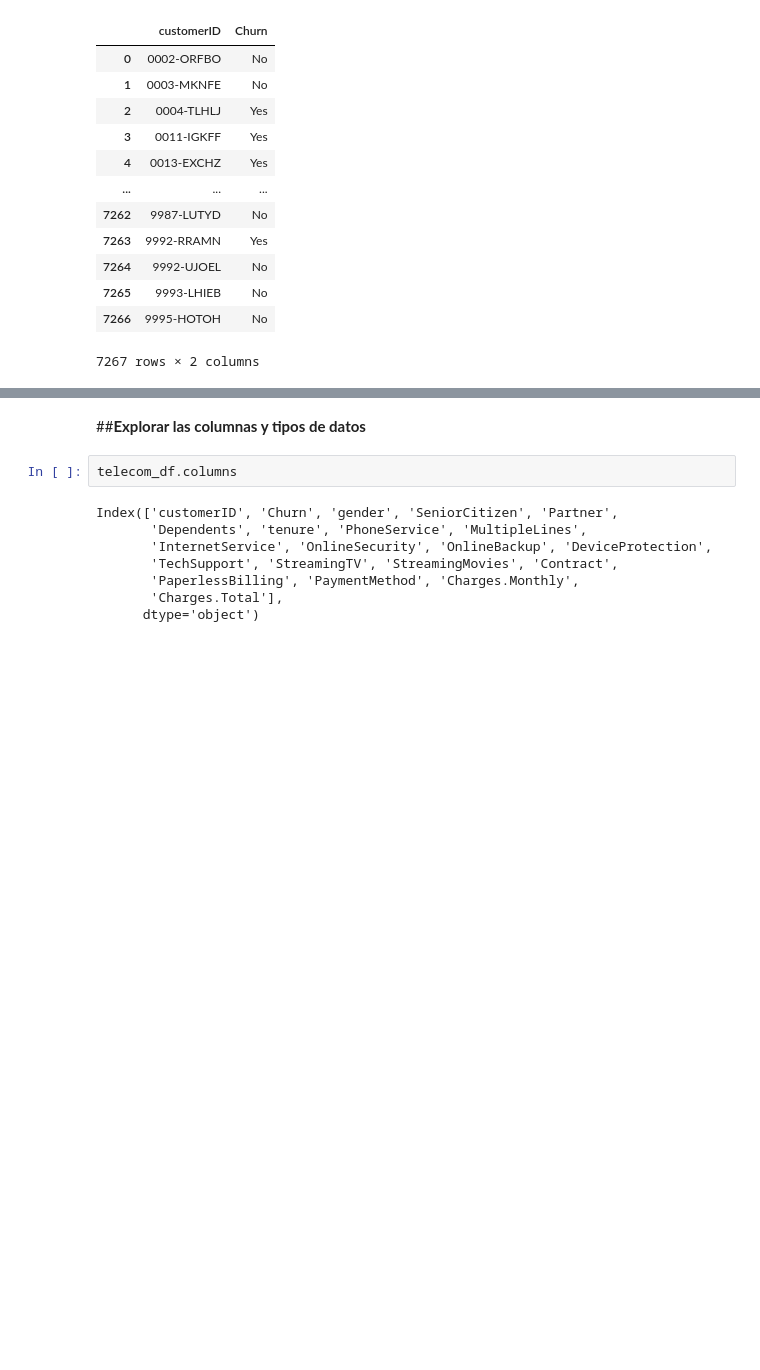
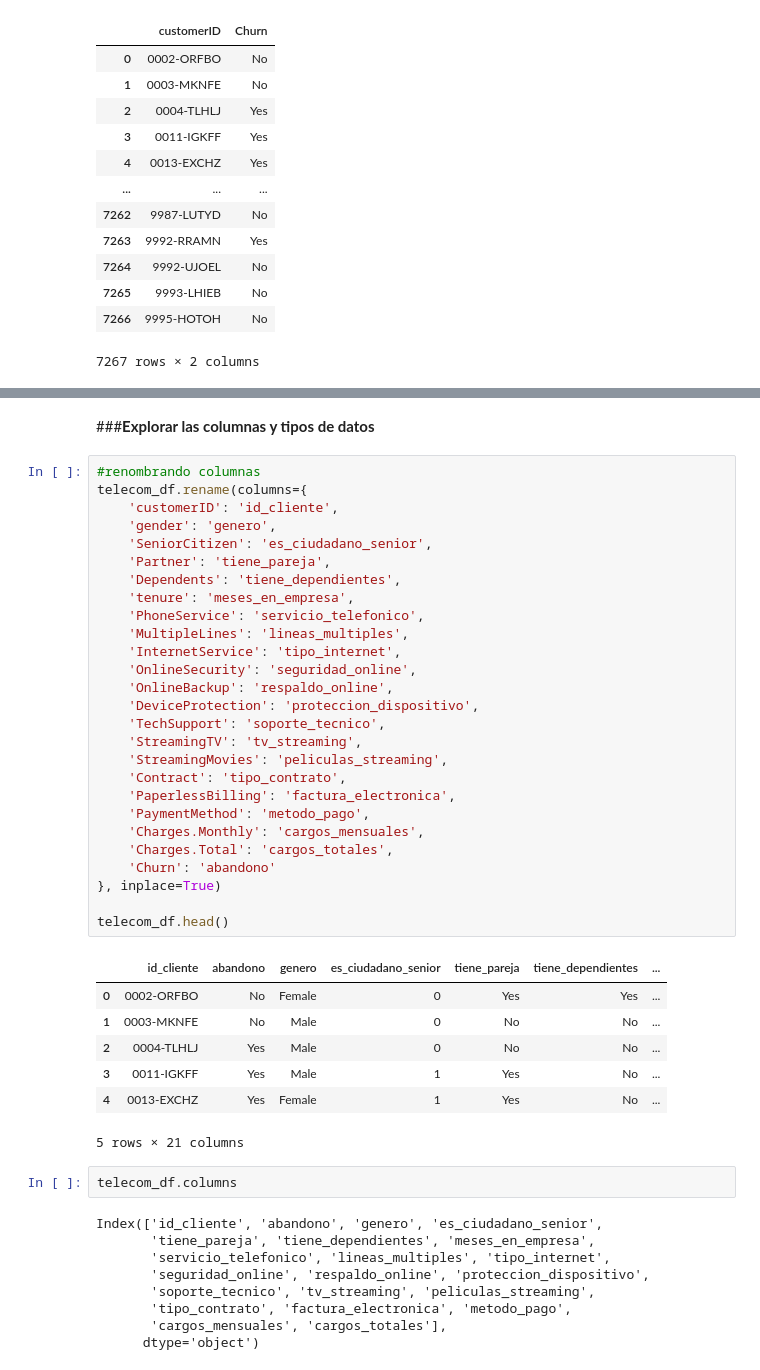
Before and after one commit to angelesGladin/TelecomX_latam, a Jupyter notebook: TelecomX_LATAM.ipynb, the cells around one changed output, grey strips where cells are left out. Drawn from its saved outputs; the diff is of its cells as text; blank space fills up the shorter version.

```diff
--- a/TelecomX_LATAM.ipynb
+++ b/TelecomX_LATAM.ipynb
@@ -75,15 +75,51 @@ telecom_df.sample(4)
 4 rows × 21 columns
 # %% [markdown]
-##**Explorar las columnas y tipos de datos**
+###**Explorar las columnas y tipos de datos**
+# %%
+#renombrando columnas
+telecom_df.rename(columns={
+    'customerID': 'id_cliente',
+    'gender': 'genero',
+    'SeniorCitizen': 'es_ciudadano_senior',
+    'Partner': 'tiene_pareja',
+    'Dependents': 'tiene_dependientes',
+    'tenure': 'meses_en_empresa',
+    'PhoneService': 'servicio_telefonico',
+    'MultipleLines': 'lineas_multiples',
+    'InternetService': 'tipo_internet',
+    'OnlineSecurity': 'seguridad_online',
+    'OnlineBackup': 'respaldo_online',
+    'DeviceProtection': 'proteccion_dispositivo',
+    'TechSupport': 'soporte_tecnico',
+    'StreamingTV': 'tv_streaming',
+    'StreamingMovies': 'peliculas_streaming',
+    'Contract': 'tipo_contrato',
+    'PaperlessBilling': 'factura_electronica',
+    'PaymentMethod': 'metodo_pago',
+    'Charges.Monthly': 'cargos_mensuales',
+    'Charges.Total': 'cargos_totales',
+    'Churn': 'abandono'
+}, inplace=True)
+
+telecom_df.head()
+# %% [output]
+|  | id_cliente | abandono | genero | es_ciudadano_senior | tiene_pareja | tiene_dependientes | ... |
+| 0 | 0002-ORFBO | No | Female | 0 | Yes | Yes | ... |
+| 1 | 0003-MKNFE | No | Male | 0 | No | No | ... |
+| 2 | 0004-TLHLJ | Yes | Male | 0 | No | No | ... |
+| 3 | 0011-IGKFF | Yes | Male | 1 | Yes | No | ... |
+| 4 | 0013-EXCHZ | Yes | Female | 1 | Yes | No | ... |
+5 rows × 21 columns
 # %%
 telecom_df.columns
 # %% [output]
-Index(['customerID', 'Churn', 'gender', 'SeniorCitizen', 'Partner',
-       'Dependents', 'tenure', 'PhoneService', 'MultipleLines',
-       'InternetService', 'OnlineSecurity', 'OnlineBackup', 'DeviceProtection',
-       'TechSupport', 'StreamingTV', 'StreamingMovies', 'Contract',
-       'PaperlessBilling', 'PaymentMethod', 'Charges.Monthly',
-       'Charges.Total'],
+Index(['id_cliente', 'abandono', 'genero', 'es_ciudadano_senior',
+       'tiene_pareja', 'tiene_dependientes', 'meses_en_empresa',
+       'servicio_telefonico', 'lineas_multiples', 'tipo_internet',
+       'seguridad_online', 'respaldo_online', 'proteccion_dispositivo',
+       'soporte_tecnico', 'tv_streaming', 'peliculas_streaming',
+       'tipo_contrato', 'factura_electronica', 'metodo_pago',
+       'cargos_mensuales', 'cargos_totales'],
       dtype='object')
 # %%
 telecom_df.info()
```
Also changed, not shown: parts of 34 cells of this notebook.
